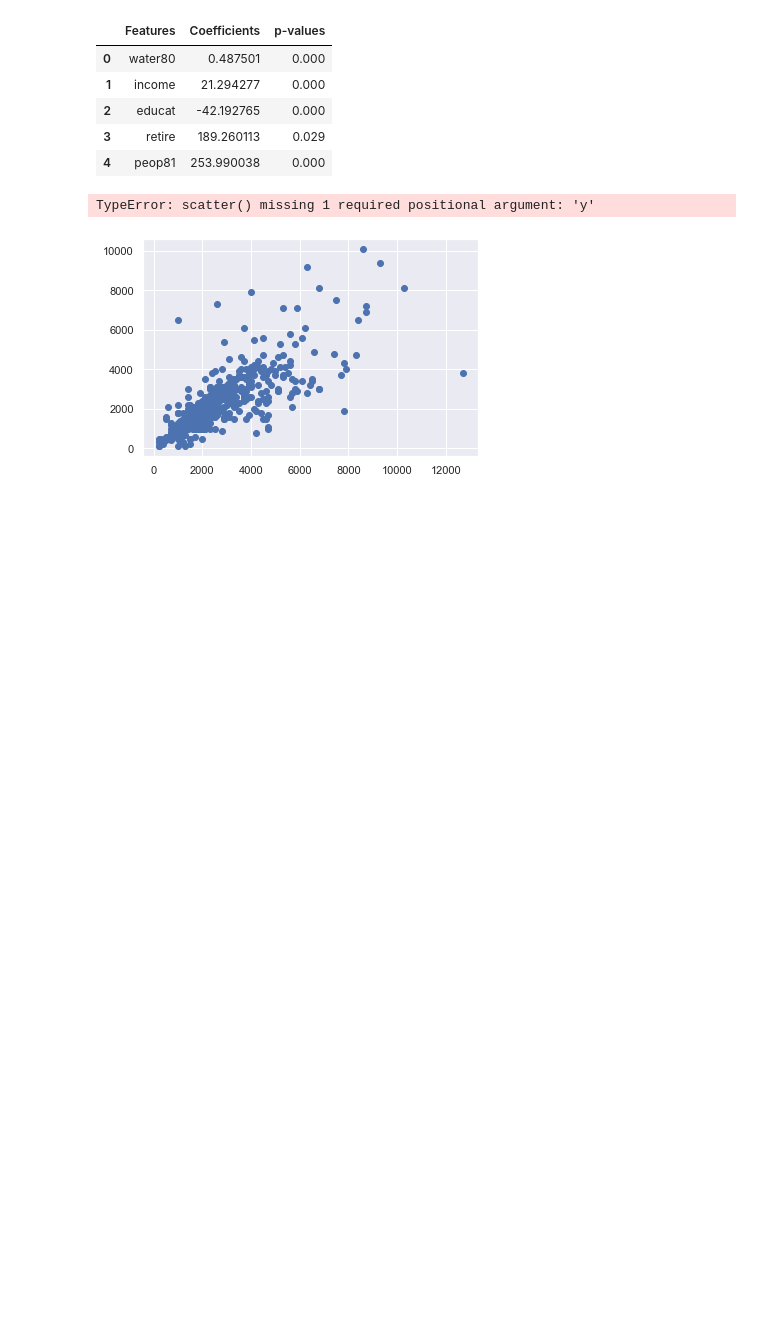
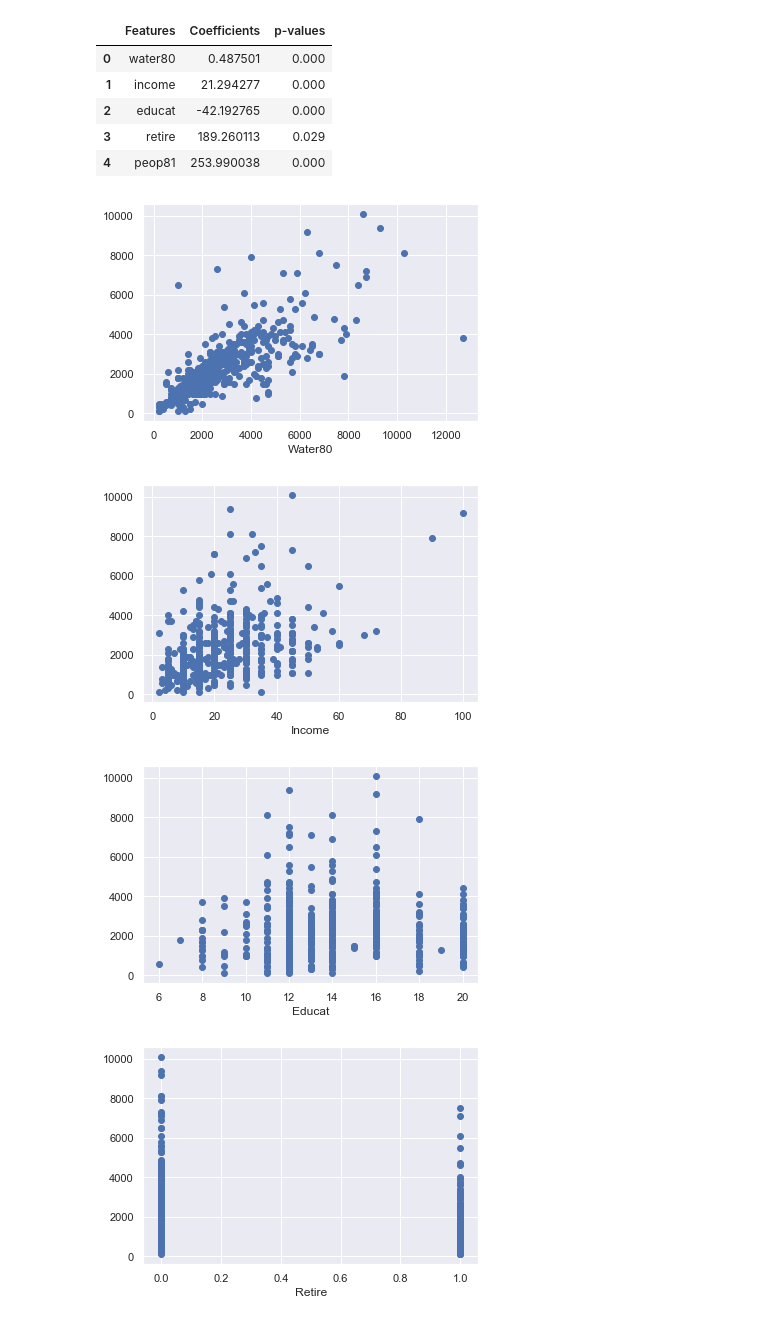
Before and after one commit to jkriel/8180_Group_6, a Jupyter notebook: 2. P-Values SKLearn.ipynb, the cells around one changed output. Saved outputs shown, nothing was run; the diff lists cells and outputs as text; code cells hidden in the pictures; blank space fills up the shorter version.

```diff
--- a/2. P-Values SKLearn.ipynb
+++ b/2. P-Values SKLearn.ipynb
@@ -153,10 +153,12 @@ reg_summary2
 # %%
 colnum = 10
 for r in range(len(x2.columns)):
     plt.scatter(x=x2.iloc[:,r],y=y)
-    plt.scatter(reg_with_pvalues2.)
+#    plt.scatter(reg_with_pvalues2.)
     plt.xlabel(str(x2.columns[r]).title())
     plt.show()
 # %% [output]
-TypeError: scatter() missing 1 required positional argument: 'y'
-[figure, old version]
+[figure, new version]
+[figure, added]
+[figure, added]
+[figure, added]
```
Also changed, not shown: parts of 3 cells of this notebook.
